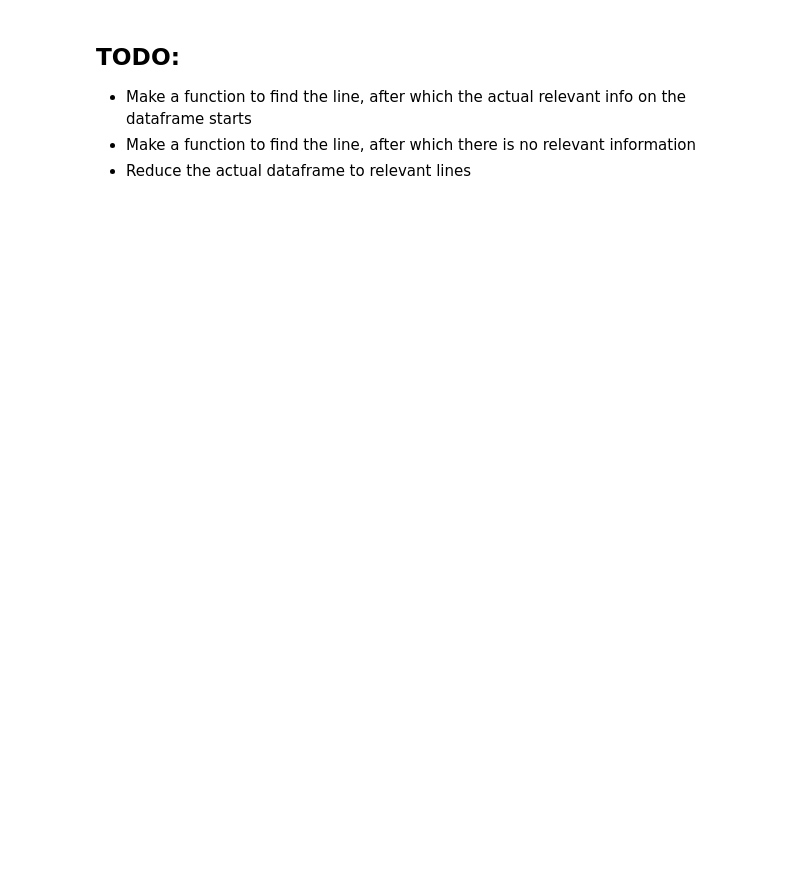
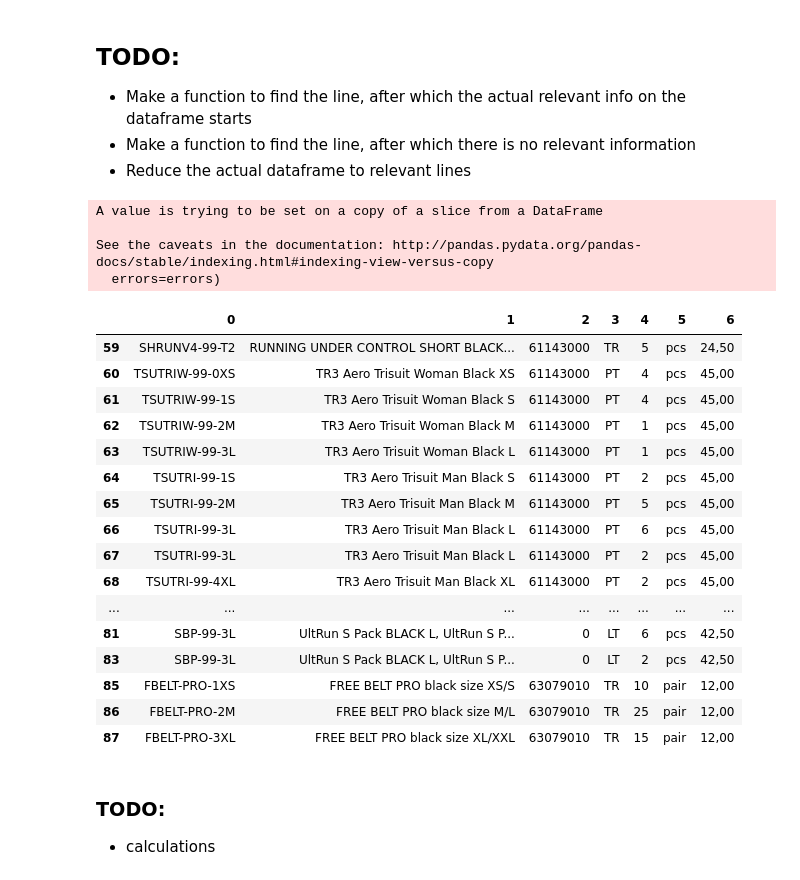
Before and after one commit to teodorkasap/python-pdf-parser, a Jupyter notebook: pdf-doc-table-parser.ipynb, the cells around one changed output. Saved outputs shown, nothing was run; the diff lists cells and outputs as text; code cells hidden in the pictures; blank space fills up the shorter version.

```diff
--- a/pdf-doc-table-parser.ipynb
+++ b/pdf-doc-table-parser.ipynb
@@ -78,3 +84,51 @@ df.tail(20)
 - Make a function to find the line, after which the actual relevant info on the dataframe starts
 - Make a function to find the line, after which there is no relevant information
 - Reduce the actual dataframe to relevant lines
+# %%
+# Find the row where the table starts
+for row in range(df.shape[0]):
+    for col in range(df.shape[1]):
+        if df.iat[row, col] == 'Code':
+            row_start = row
+            break
+
+# Find the row where the table ends
+for row in range(df.shape[0]):
+    for col in range(df.shape[1]):
+        if df.iat[row, col] == 'Summary:':
+            row_end = row
+            break
+
+df = df.loc[row_start:row_end]
+df.columns = range(df.shape[1])
+df.drop(df.tail(1).index, inplace=True)
+df = df.iloc[1:, [0, 1, 2, 3, 4, 5, 6]]
+df = df.fillna(0)
+df = df[(df[[0]] != 0).all(axis=1)]
+df
+# %% [output]
+A value is trying to be set on a copy of a slice from a DataFrame
+
+See the caveats in the documentation: http://pandas.pydata.org/pandas-docs/stable/indexing.html#indexing-view-versus-copy
+  errors=errors)
+|  | 0 | 1 | 2 | 3 | 4 | 5 | 6 |
+| 59 | SHRUNV4-99-T2 | RUNNING UNDER CONTROL SHORT BLACK... | 61143000 | TR | 5 | pcs | 24,50 |
+| 60 | TSUTRIW-99-0XS | TR3 Aero Trisuit Woman Black XS | 61143000 | PT | 4 | pcs | 45,00 |
+| 61 | TSUTRIW-99-1S | TR3 Aero Trisuit Woman Black S | 61143000 | PT | 4 | pcs | 45,00 |
+| 62 | TSUTRIW-99-2M | TR3 Aero Trisuit Woman Black M | 61143000 | PT | 1 | pcs | 45,00 |
+| 63 | TSUTRIW-99-3L | TR3 Aero Trisuit Woman Black L | 61143000 | PT | 1 | pcs | 45,00 |
+| 64 | TSUTRI-99-1S | TR3 Aero Trisuit Man Black S | 61143000 | PT | 2 | pcs | 45,00 |
+| 65 | TSUTRI-99-2M | TR3 Aero Trisuit Man Black M | 61143000 | PT | 5 | pcs | 45,00 |
+| 66 | TSUTRI-99-3L | TR3 Aero Trisuit Man Black L | 61143000 | PT | 6 | pcs | 45,00 |
+| 67 | TSUTRI-99-3L | TR3 Aero Trisuit Man Black L | 61143000 | PT | 2 | pcs | 45,00 |
+| 68 | TSUTRI-99-4XL | TR3 Aero Trisuit Man Black XL | 61143000 | PT | 2 | pcs | 45,00 |
+| ... | ... | ... | ... | ... | ... | ... | ... |
+| 81 | SBP-99-3L | UltRun S Pack BLACK L, UltRun S P... | 0 | LT | 6 | pcs | 42,50 |
+| 83 | SBP-99-3L | UltRun S Pack BLACK L, UltRun S P... | 0 | LT | 2 | pcs | 42,50 |
+| 85 | FBELT-PRO-1XS | FREE BELT PRO black size XS/S | 63079010 | TR | 10 | pair | 12,00 |
+| 86 | FBELT-PRO-2M | FREE BELT PRO black size M/L | 63079010 | TR | 25 | pair | 12,00 |
+| 87 | FBELT-PRO-3XL | FREE BELT PRO black size XL/XXL | 63079010 | TR | 15 | pair | 12,00 |
+# %% [markdown]
+### TODO:
+
+- calculations
```
Also changed, not shown: parts of 10 cells of this notebook, 1 other file.
